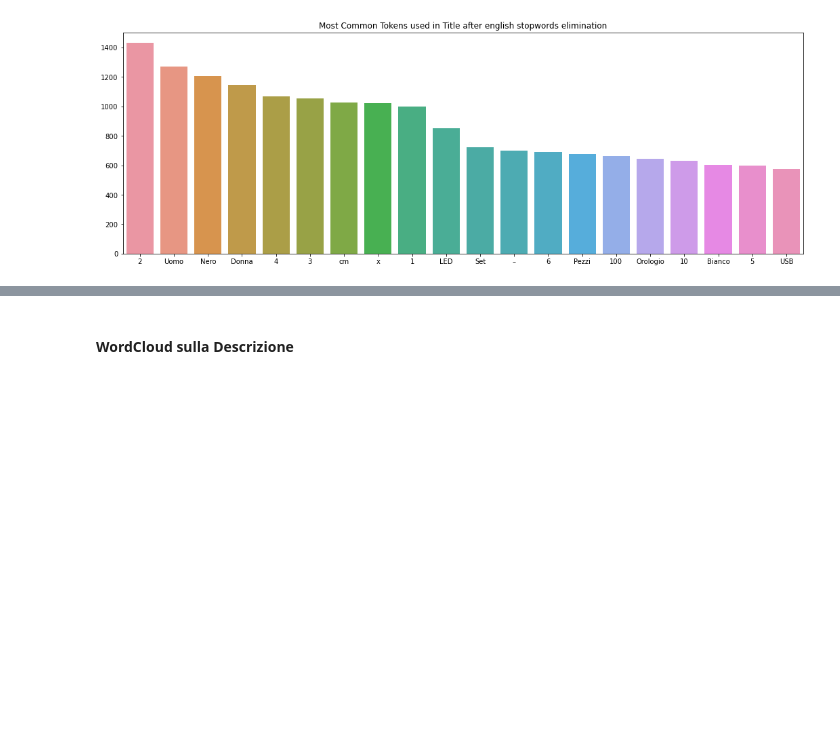
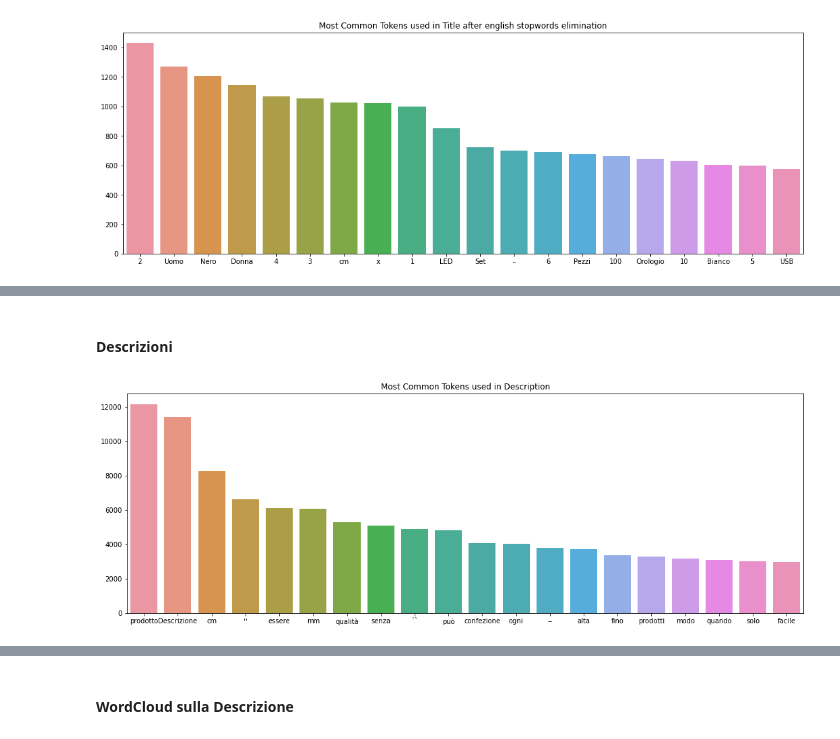
Before and after one commit to rpo19/DataAnalyticsProject, a Jupyter notebook: src/Data_Analytics_Project.ipynb, the cells around one changed output, grey strips where cells are left out. Cells and saved outputs as stored; diff of their text form; code cells hidden in the pictures; blank space fills up the shorter version.

```diff
--- a/src/Data_Analytics_Project.ipynb
+++ b/src/Data_Analytics_Project.ipynb
@@ -255,0 +308,11 @@ plot_common_tokens(data['cleaned_title'],'Most Common Tokens used in Title after
+# %%
+for description in data["cleaned_description"]:
+    for word in description:
+        if word in '"':
+            print(word)
+            print(len(word))
+            print("____________________________")
+
+#'S
+#//M
+#---
@@ -255,0 +334,10 @@ plot_common_tokens(data['cleaned_title'],'Most Common Tokens used in Title after
+# %%
+data["cleaned_description"] = data["cleaned_description"].apply(lambda description : [re.sub(regex_numbers,"",word) for word in description if re.sub(regex_numbers,"",word) != ""])
+plot_common_tokens(data['cleaned_description'],'Most Common Tokens used in Description after numbers elimination')
+# %% [markdown]
+#### Descrizioni
+# %%
+data["cleaned_description"] = data["cleaned_description"].apply(lambda description : [word for word in description if len(word)> 1])
+plot_common_tokens(data['cleaned_description'], 'Most Common Tokens used in Description')
+# %% [output]
+[figure, added]
```
Also changed, not shown: parts of 24 cells of this notebook.
